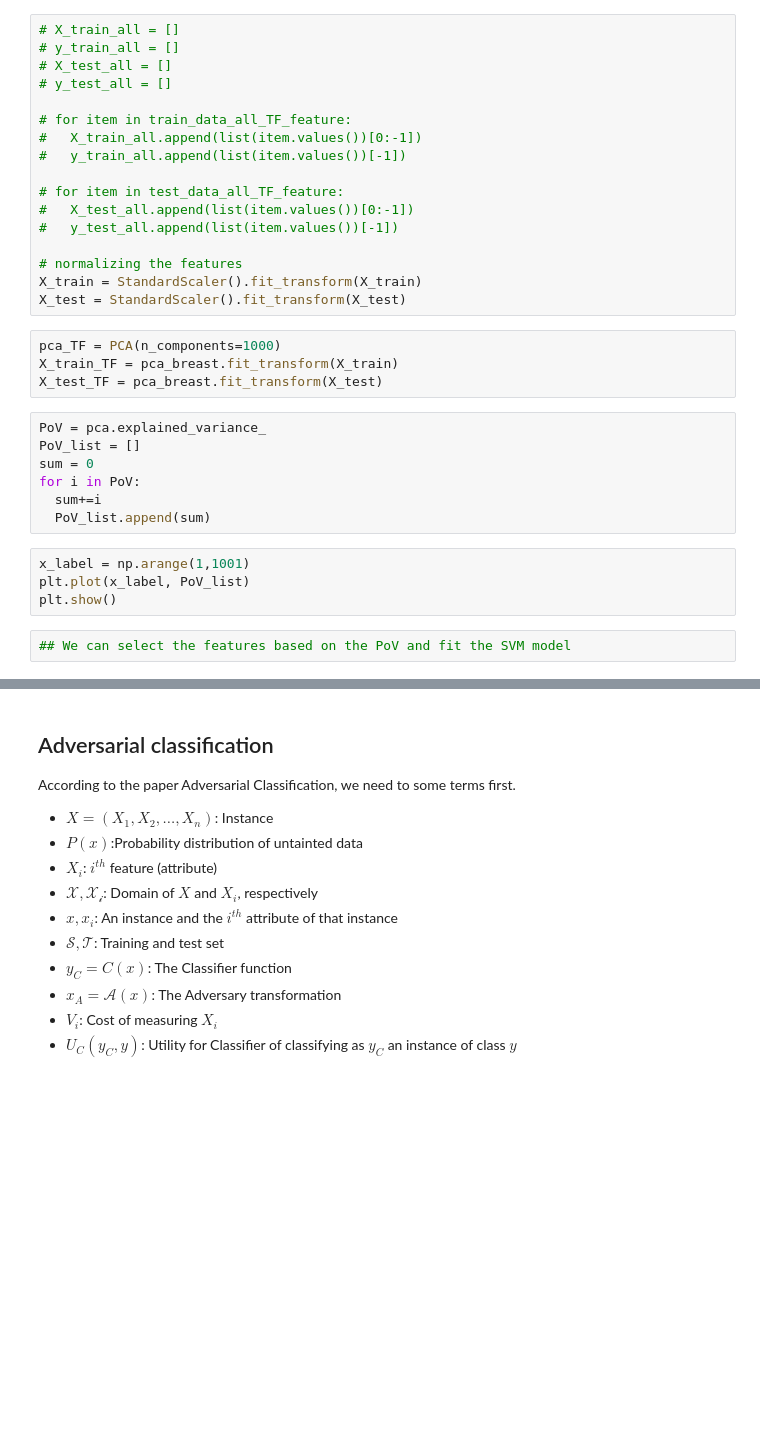
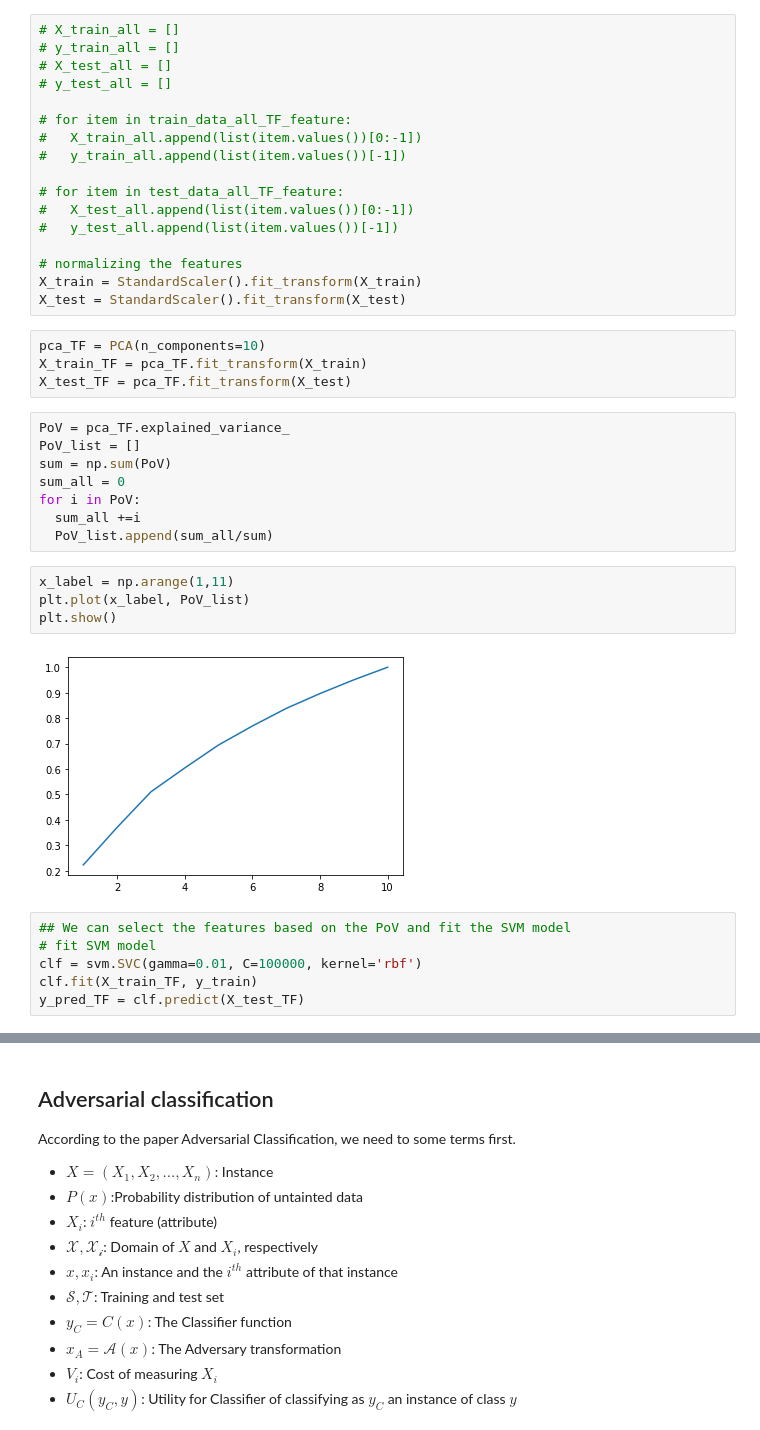
Before and after one commit to yeb2Binfang/ECE-GY-9163-ML-cyber, a Jupyter notebook: Lab/MLSec_Lab1.ipynb, the cells around one changed output, grey strips where cells are left out. Cells and saved outputs as stored; diff of their text form; blank space fills up the shorter version.

```diff
--- a/Lab/MLSec_Lab1.ipynb
+++ b/Lab/MLSec_Lab1.ipynb
@@ -959,19 +960,26 @@ We use 1000 features above. We can use PCA to reduce the dimension to a small di
 X_train = StandardScaler().fit_transform(X_train)
 X_test = StandardScaler().fit_transform(X_test)
 # %%
-pca_TF = PCA(n_components=1000)
-X_train_TF = pca_breast.fit_transform(X_train)
-X_test_TF = pca_breast.fit_transform(X_test)
+pca_TF = PCA(n_components=10)
+X_train_TF = pca_TF.fit_transform(X_train)
+X_test_TF = pca_TF.fit_transform(X_test)
 # %%
-PoV = pca.explained_variance_
+PoV = pca_TF.explained_variance_
 PoV_list = []
-sum = 0
+sum = np.sum(PoV)
+sum_all = 0
 for i in PoV:
-  sum+=i
-  PoV_list.append(sum)
+  sum_all +=i
+  PoV_list.append(sum_all/sum)
 # %%
-x_label = np.arange(1,1001)
+x_label = np.arange(1,11)
 plt.plot(x_label, PoV_list)
 plt.show()
+# %% [output]
+[figure, added]
 # %%
 ## We can select the features based on the PoV and fit the SVM model
+# fit SVM model
+clf = svm.SVC(gamma=0.01, C=100000, kernel='rbf')
+clf.fit(X_train_TF, y_train)
+y_pred_TF = clf.predict(X_test_TF)
```
Also changed, not shown: parts of 3 cells of this notebook.
